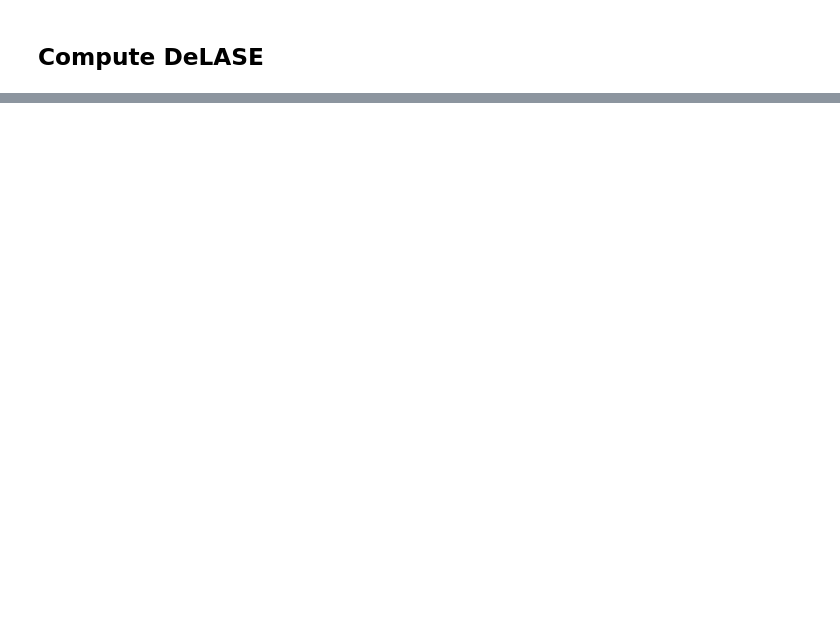
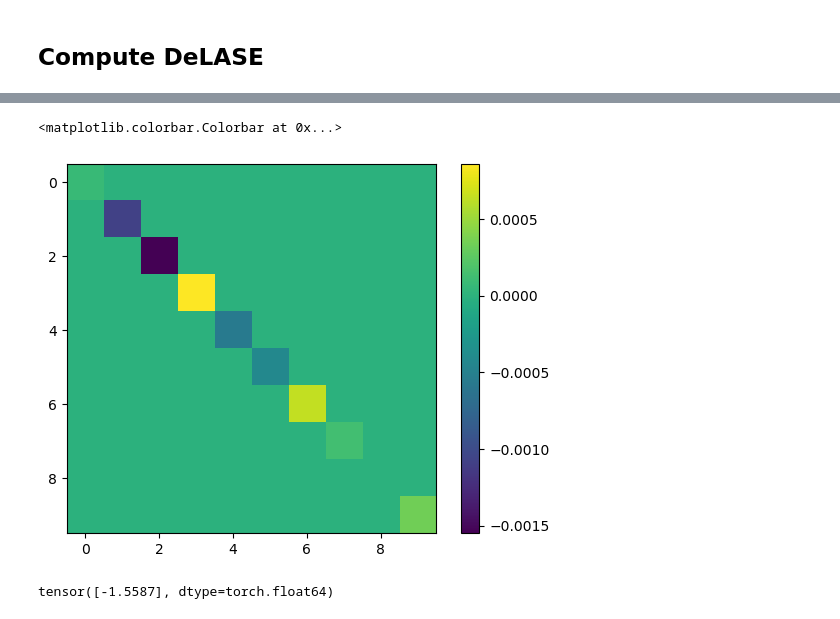
Before and after one commit to adamjeisen/ChaoticConsciousness, a Jupyter notebook: _sandbox/Contraction/2023-06-16 - Contraction w Recurrent Networks.ipynb, the cells around one changed output, grey strips where cells are left out. Drawn from its saved outputs; the diff is of its cells as text; code cells hidden in the pictures; blank space fills up the shorter version.

```diff
--- a/_sandbox/Contraction/2023-06-16 - Contraction w Recurrent Networks.ipynb
+++ b/_sandbox/Contraction/2023-06-16 - Contraction w Recurrent Networks.ipynb
@@ -441,0 +584,11 @@ plt.show()
+# %%
+g = 1 - lamb/tau
+
+# W = g*B # singular value condition
+W = (g*np.eye(N) - B.T @ B) # symmetric condition
+# %%
+Js = rnn_jacobian(torch.from_numpy(signals[lamb][np.arange(0, 20000, 200)]).to('cuda'), torch.from_numpy(W).to('cuda'), tau, dt, N, device='cuda')
+# %%
+Js = Js[:, indices][:, :, indices]
+# %%
+Js_cont = (Js.cpu() - torch.eye(num_indices).unsqueeze(0))/dt
@@ -441,0 +620,10 @@ plt.show()
+# %%
+plt.imshow(Js_cont[-1] - Js_cont[10])
+plt.colorbar()
+# %% [output]
+<matplotlib.colorbar.Colorbar at 0x...>
+[figure, added]
+# %%
+torch.real(right_side_eigvals).max(dim=1)[0]
+# %% [output]
+tensor([-1.5587], dtype=torch.float64)
```
Also changed, not shown: parts of 26 cells of this notebook, 8 other files.
